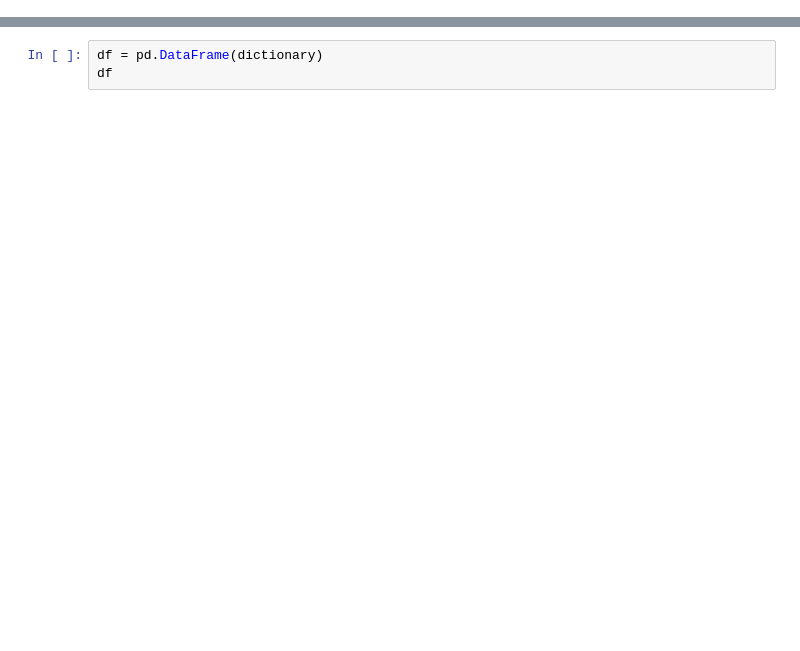
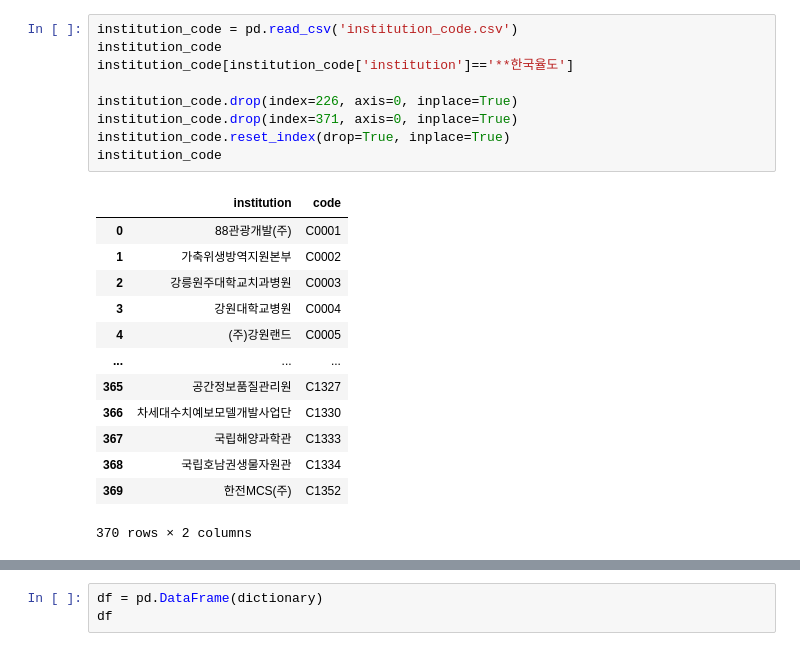
Before and after one commit to tmxkqotnl/project_mini_python_chat_bot, a Jupyter notebook: hitagi/huitaek.ipynb, the cells around one changed output, grey strips where cells are left out. Drawn from its saved outputs; the diff is of its cells as text; blank space fills up the shorter version.

```diff
--- a/hitagi/huitaek.ipynb
+++ b/hitagi/huitaek.ipynb
@@ -79,0 +125,23 @@ for i in range(1, 1364):
+# %%
+institution_code = pd.read_csv('institution_code.csv')
+institution_code
+institution_code[institution_code['institution']=='**한국율도']
+
+institution_code.drop(index=226, axis=0, inplace=True)
+institution_code.drop(index=371, axis=0, inplace=True)
+institution_code.reset_index(drop=True, inplace=True)
+institution_code
+# %% [output]
+|  | institution | code |
+| 0 | 88관광개발(주) | C0001 |
+| 1 | 가축위생방역지원본부 | C0002 |
+| 2 | 강릉원주대학교치과병원 | C0003 |
+| 3 | 강원대학교병원 | C0004 |
+| 4 | (주)강원랜드 | C0005 |
+| ... | ... | ... |
+| 365 | 공간정보품질관리원 | C1327 |
+| 366 | 차세대수치예보모델개발사업단 | C1330 |
+| 367 | 국립해양과학관 | C1333 |
+| 368 | 국립호남권생물자원관 | C1334 |
+| 369 | 한전MCS(주) | C1352 |
+370 rows × 2 columns
```
Also changed, not shown: parts of 20 cells of this notebook, 6 other files.
